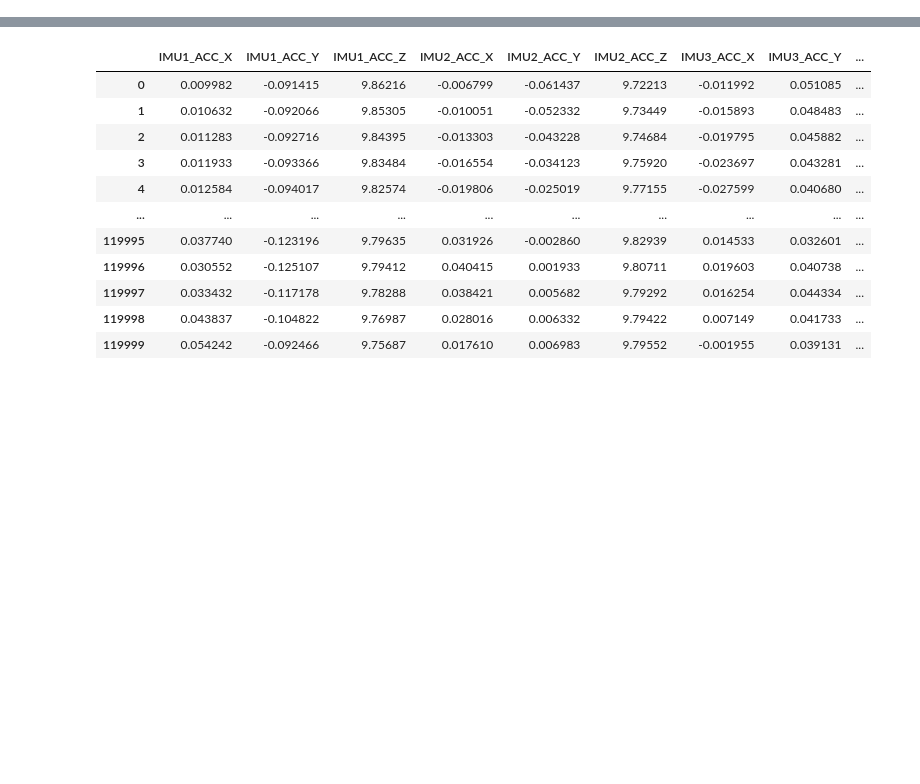
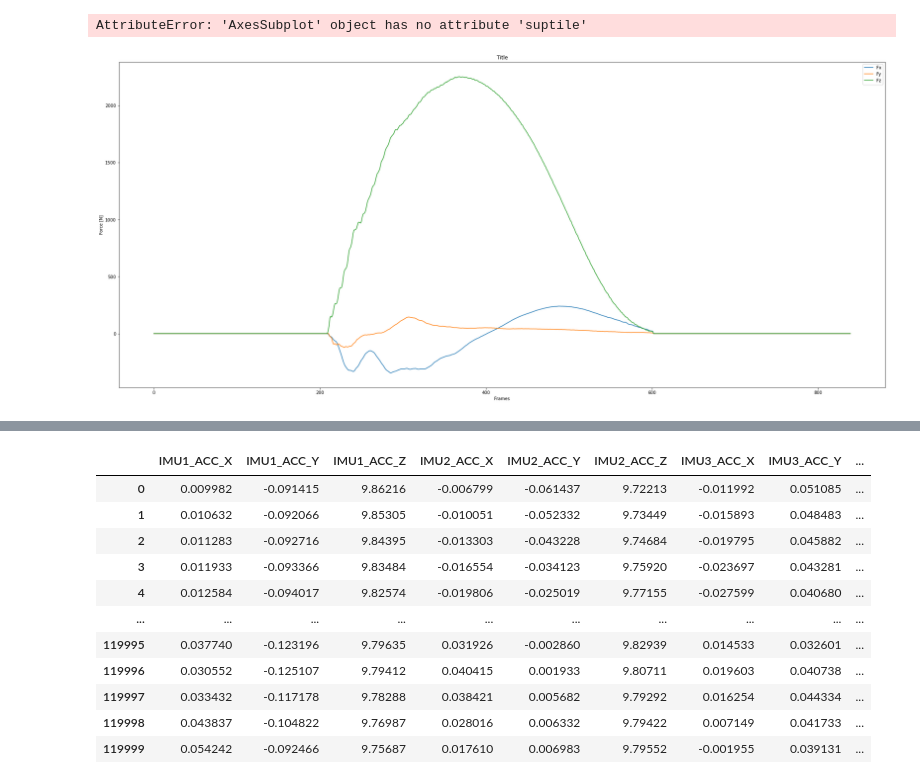
Before and after one commit to luceskywalker/TexSense, a Jupyter notebook: study1/jupyter/io/get_analog_df.ipynb, the cells around one changed output, grey strips where cells are left out. Cells and saved outputs as stored; diff of their text form; code cells hidden in the pictures; blank space fills up the shorter version.

Commit message:
added import for overground nexus csv, plot force data OG

```diff
--- a/study1/jupyter/io/get_analog_df.ipynb
+++ b/study1/jupyter/io/get_analog_df.ipynb
@@ -6,3 +6,9 @@ df = pd.read_csv(r'D:\Salzburg\Study1\P01\P01_treadmill\20221205_P01_UB_up_8.csv
+# %%
+idx_analog = df[df[0]=='Devices'].index[0]
+idx_marker = df[df[0]=='Trajectories'].index[0]
+# %%
+df_analog = df[idx_analog:idx_marker]
+df_marker = df[idx_marker:]
 # %%
 idx_imu = df[df[0]=='Devices'].index[0]
 idx_force = df[df[0]=='Devices'].index[1]
@@ -9,0 +19,7 @@ idx_marker = df[df[0]=='Trajectories'].index[0]
+# %%
+cols = df_analog.iloc[6].values[0].split(',')[2:]
+df_analog = df_analog[0].str.split(',',expand=True).iloc[8:,2:]
+df_analog.columns=cols
+df_analog.reset_index(drop=True, inplace=True)
+# %%
+af = df_analog.iloc[:,:3].astype('float64')*-1
@@ -10,3 +28,11 @@ idx_marker = df[df[0]=='Trajectories'].index[0]
+# %%
+
+fig = af.plot(figsize = (32, 14), xlabel = 'Frames', ylabel = 'Force [N]', title = 'Title', fontsize = 10)
+#plt.plot(300, af.iloc[300,0], 'x')
+fig.suptile('jeöö', fonsize = 30)
+# %% [output]
+AttributeError: 'AxesSubplot' object has no attribute 'suptile'
+[figure, added]
 # %%
 df_imu = df[idx_imu:idx_force]
 df_force = df[idx_force:idx_marker]
```
Also changed, not shown: parts of 3 cells of this notebook, 5 other files.
